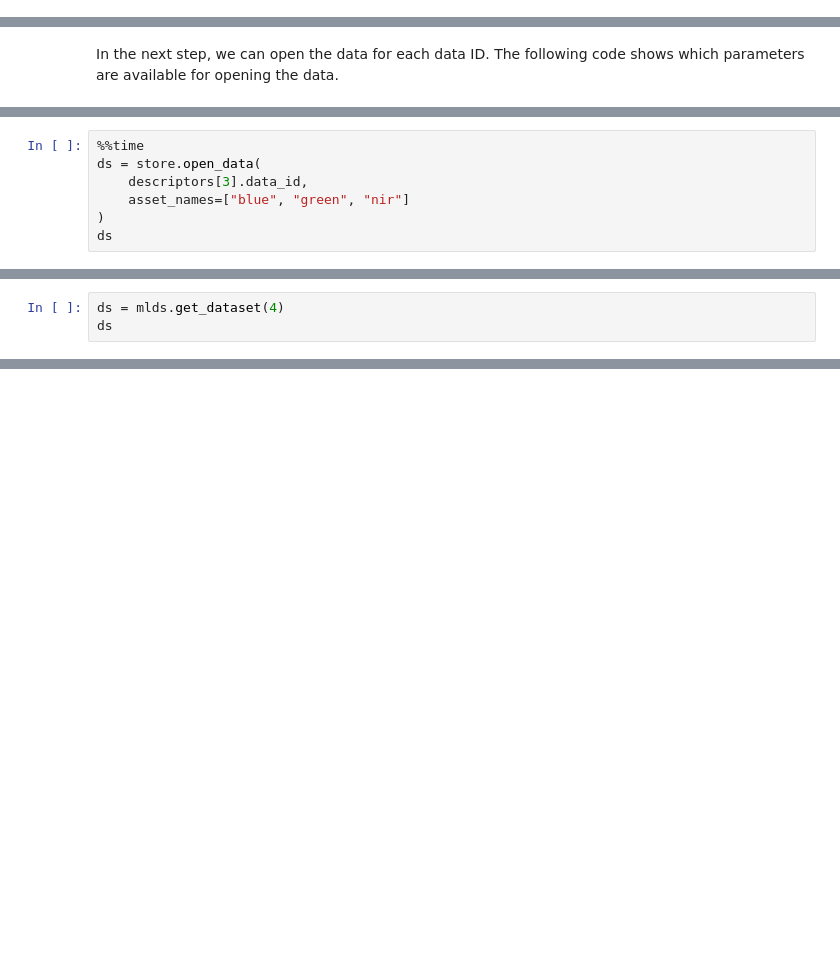
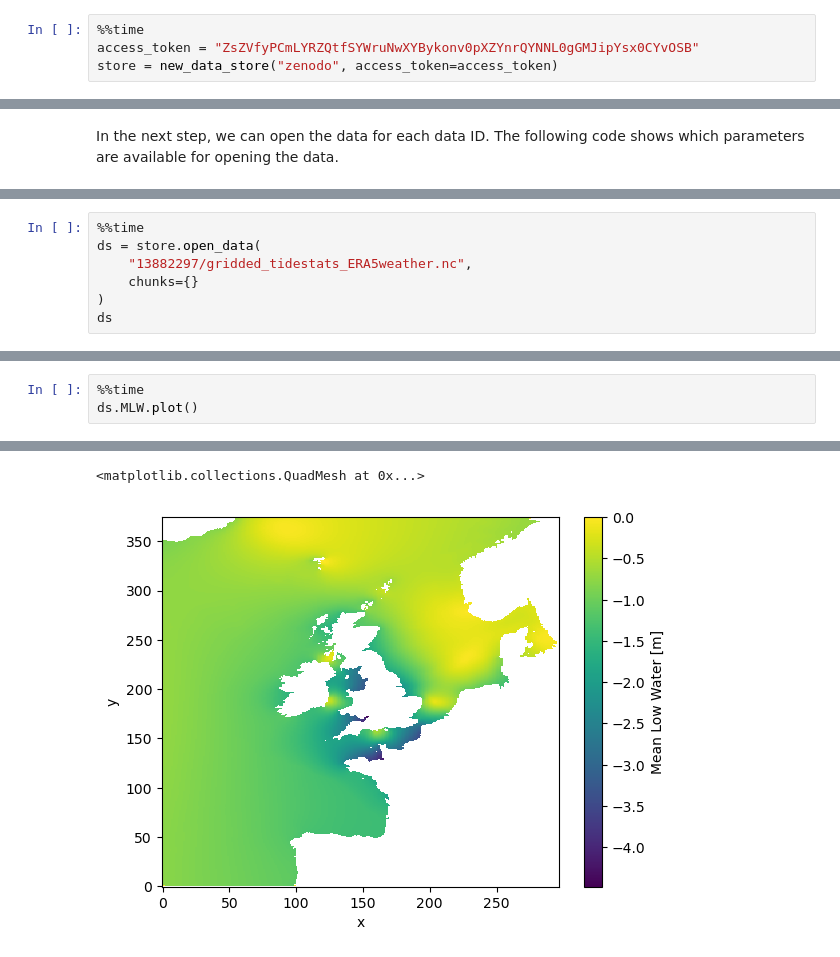
Before and after one commit to xcube-dev/xcube-zenodo, a Jupyter notebook: examples/zenodo_data_store.ipynb, the cells around one changed output, grey strips where cells are left out. Saved outputs shown, nothing was run; the diff lists cells and outputs as text; blank space fills up the shorter version.

```diff
--- a/examples/zenodo_data_store.ipynb
+++ b/examples/zenodo_data_store.ipynb
@@ -47,0 +38,4 @@ The data IDs point to a [STAC item's JSON](https://github.com/radiantearth/stac-
+# %%
+%%time
+access_token = "ZsZVfyPCmLYRZQtfSYWruNwXYBykonv0pXZYnrQYNNL0gGMJipYsx0CYvOSB"
+store = new_data_store("zenodo", access_token=access_token)
@@ -119,8 +180,8 @@ We select the band red (B04), green (B03), and blue (B02) and lazily load the co
 # %%
 %%time
 ds = store.open_data(
-    descriptors[3].data_id,
-    asset_names=["blue", "green", "nir"]
+    "13882297/gridded_tidestats_ERA5weather.nc",
+    chunks={}
 )
 ds
 # %% [output]
@@ -215,3 +208,0 @@ Wall time: 3.5 s
-# %%
-ds = mlds.get_dataset(4)
-ds
@@ -288,0 +209,4 @@ Wall time: 1.64 s
+# %%
+%%time
+ds.MLW.plot()
+# %% [output]
@@ -288,0 +215,2 @@ Wall time: 1.64 s
+<matplotlib.collections.QuadMesh at 0x...>
+[figure, added]
```
Also changed, not shown: parts of 35 cells of this notebook, 2 other files.
